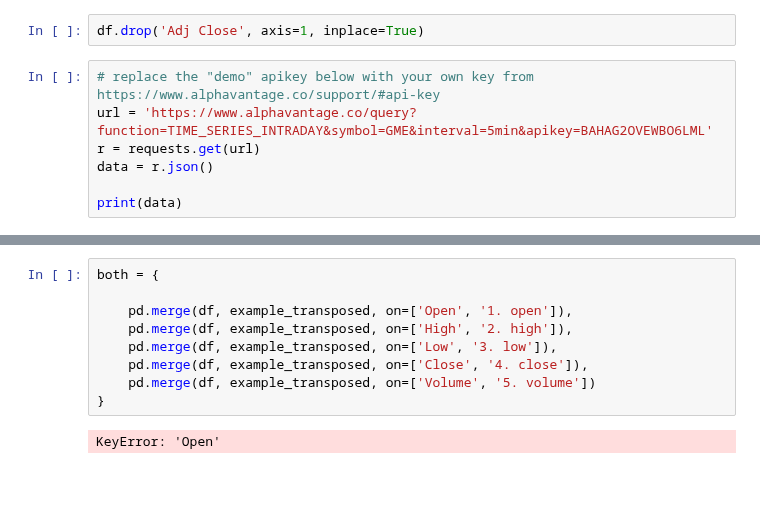
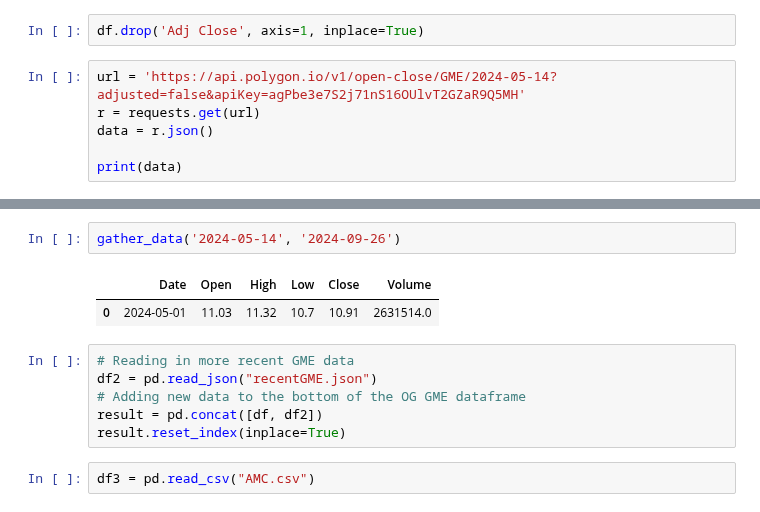
Before and after one commit to ReapersOne/AI, a Jupyter notebook: Semester 1/Stocks/Stocks.ipynb, the cells around one changed output, grey strips where cells are left out. Saved outputs shown, nothing was run; the diff lists cells and outputs as text; blank space fills up the shorter version.

```diff
--- a/Semester 1/Stocks/Stocks.ipynb
+++ b/Semester 1/Stocks/Stocks.ipynb
@@ -151,8 +151,7 @@ sum(years.values())/len(years)
 # %%
 df.drop('Adj Close', axis=1, inplace=True)
 # %%
-# replace the "demo" apikey below with your own key from https://www.alphavantage.co/support/#api-key
-url = 'https://www.alphavantage.co/query?function=TIME_SERIES_INTRADAY&symbol=GME&interval=5min&apikey=BAHAG2OVEWBO6LML'
+url = 'https://api.polygon.io/v1/open-close/GME/2024-05-14?adjusted=false&apiKey=agPbe3e7S2j71nS16OUlvT2GZaR9Q5MH'
 r = requests.get(url)
 data = r.json()
 
@@ -207,11 +205,13 @@ pd.concat([df, example_transposed])
-# %%
-both = {
-
-    pd.merge(df, example_transposed, on=['Open', '1. open']),
-    pd.merge(df, example_transposed, on=['High', '2. high']),
-    pd.merge(df, example_transposed, on=['Low', '3. low']),
-    pd.merge(df, example_transposed, on=['Close', '4. close']),
-    pd.merge(df, example_transposed, on=['Volume', '5. volume'])
-}
-# %% [output]
-KeyError: 'Open'
+# %%
+gather_data('2024-05-14', '2024-09-26')
+# %% [output]
+|  | Date | Open | High | Low | Close | Volume |
+| 0 | 2024-05-01 | 11.03 | 11.32 | 10.7 | 10.91 | 2631514.0 |
+# %%
+# Reading in more recent GME data
+df2 = pd.read_json("recentGME.json")
+# Adding new data to the bottom of the OG GME dataframe
+result = pd.concat([df, df2])
+result.reset_index(inplace=True)
+# %%
+df3 = pd.read_csv("AMC.csv")
```
Also changed, not shown: parts of 11 cells of this notebook, 2 other files.
